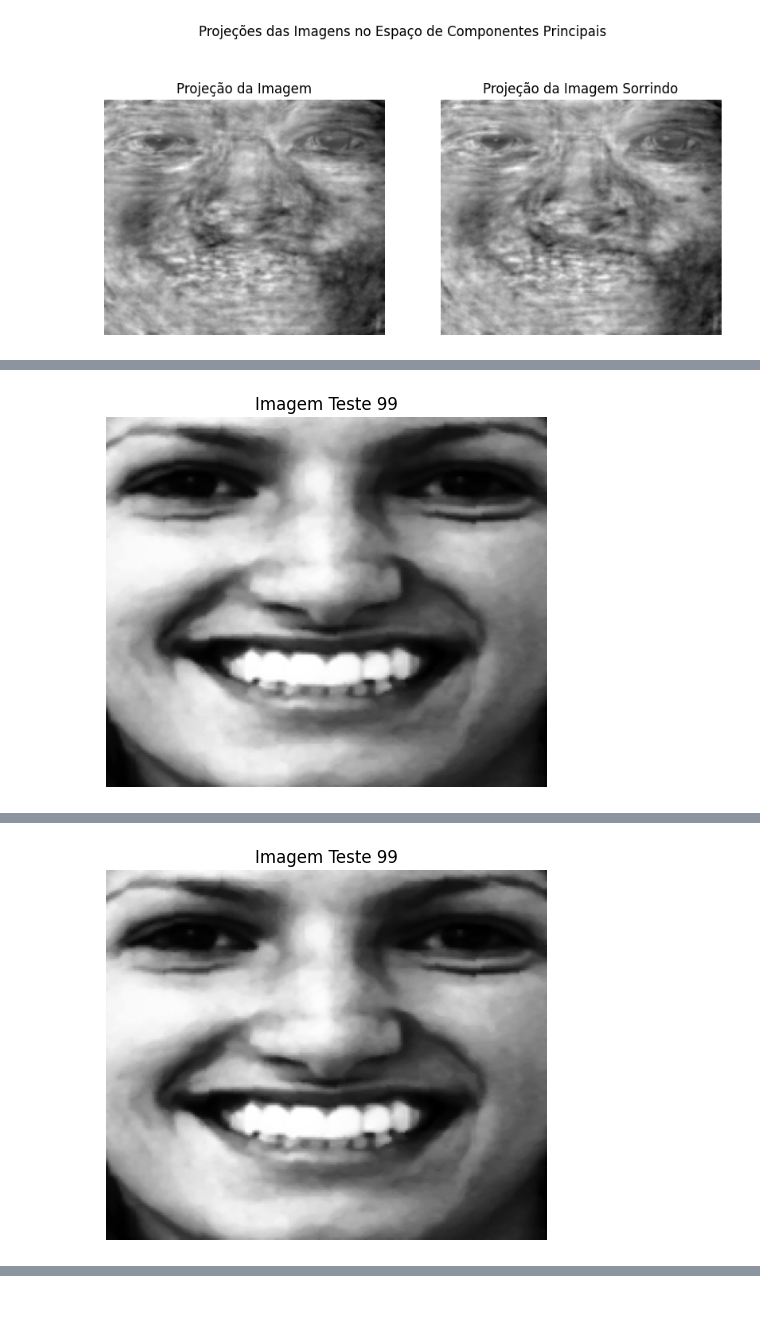
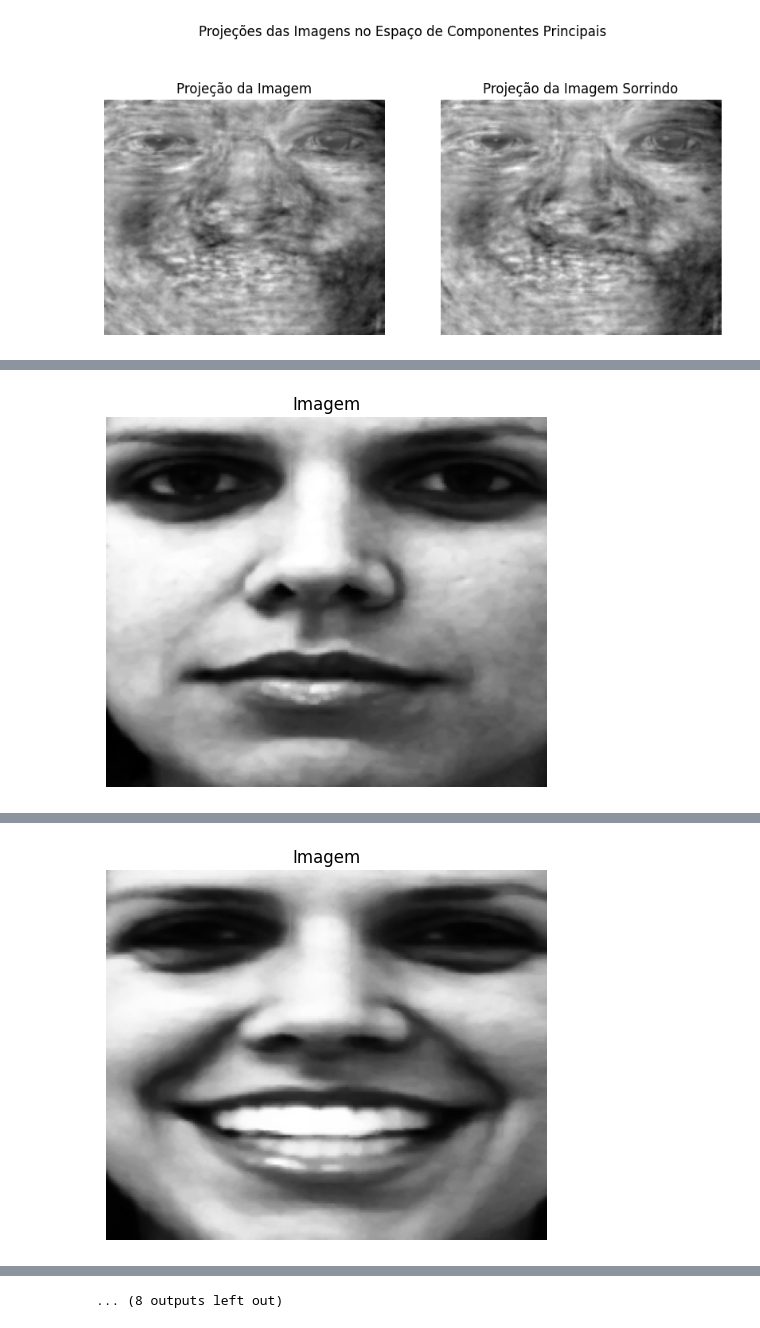
Before and after one commit to talessl/ALC, a Jupyter notebook: note.ipynb, the cells around one changed output, grey strips where cells are left out. Drawn from its saved outputs; the diff is of its cells as text; code cells hidden in the pictures.

```diff
--- a/note.ipynb
+++ b/note.ipynb
@@ -325,85 +412,63 @@ from sklearn.linear_model import LinearRegression, Perceptron
 from sklearn.metrics import accuracy_score
 import matplotlib.pyplot as plt
 
-# Função para reduzir a dimensionalidade das 400 imagens
 def reduzir_dimensionalidade(matriz, n_componentes):
     svd = TruncatedSVD(n_components=n_componentes)
     return svd.fit_transform(matriz)
 
-# Função para exibir uma imagem
 def mostrar_imagem(imagem, titulo="Imagem"):
-    imagem_reshape = imagem.reshape(162, 193)  # Reshape de acordo com o tamanho da imagem
+    imagem_reshape = imagem.reshape(162, 193)
     plt.imshow(imagem_reshape, cmap='gray')
     plt.title(titulo)
     plt.axis('off')
     plt.show()
 
-# Índices e rótulos para mulheres e homens
-indices_mulheres = [ 397, 396, 395, 394, 393, 392, 391, 390, 367, 366, 365, 364, 90, 91, 92, 93, 96, 97, 98 ,99]
-indices_homens = [ 14, 15, 16, 17, 18, 19, 24, 25, 26, 27, 28, 29, 30, 31, 34, 35, 38, 39, 104, 105]
+indices_sorrindo = [1, 5, 7, 9, 11, 13, 15, 17, 19, 21, 25, 27, 29, 31, 33, 35, 37, 39, 41, 43]
+indices_nao_sorrindo = [0, 40, 42, 6, 8, 10, 12, 14, 16, 18, 20, 22, 24, 26, 28, 30, 32, 34, 36, 38]
 
-# Extrair imagens e rótulos para treino
-X_treino = np.vstack([matriz[idx] for idx in indices_mulheres + indices_homens])
-y_treino = np.array([1] * len(indices_mulheres) + [-1] * len(indices_homens))
+X_treino_sorrindo = np.vstack([matriz[idx] for idx in indices_sorrindo])
+y_treino_sorrindo = np.array([1] * len(indices_sorrindo))
 
-# Extraindo as imagens de teste (excluindo as de treino)
-X_teste = np.delete(matriz, indices_mulheres + indices_homens, axis=0)
+X_treino_nao_sorrindo = np.vstack([matriz[idx] for idx in indices_nao_sorrindo])
+y_treino_nao_sorrindo = np.array([-1] * len(indices_nao_sorrindo))
 
-# Função para treinar e avaliar o classificador
-def treinar_e_avaliar(n_componentes, indice_teste):
-    # Reduzir a dimensionalidade para n_componentes
+# combinar os dados de treino
+X_treino = np.vstack([X_treino_sorrindo, X_treino_nao_sorrindo])
+y_treino = np.concatenate([y_treino_sorrindo, y_treino_nao_sorrindo])
+
+# extrair as imagens de teste
+X_teste = np.delete(matriz, indices_sorrindo + indices_nao_sorrindo, axis=0)
+
+def treinar_e_avaliar_sorriso(n_componentes, indice_teste):
     X_reduzido = reduzir_dimensionalidade(matriz, n_componentes)
 
-    # Dados de treino e teste após a redução
-    X_treino_reduzido = X_reduzido[indices_mulheres + indices_homens]
-    X_teste_reduzido = np.delete(X_reduzido, indices_mulheres + indices_homens, axis=0)
+    # dados de treino e teste após a redução
+    X_treino_reduzido = X_reduzido[indices_sorrindo + indices_nao_sorrindo]
+    X_teste_reduzido = np.delete(X_reduzido, indices_sorrindo + indices_nao_sorrindo, axis=0)
 
-    # Classificação usando Mínimos Quadrados
+    # minimos quadrados
     modelo_regressao = LinearRegression()
     modelo_regressao.fit(X_treino_reduzido, y_treino)
     y_pred_regressao = modelo_regressao.predict(X_teste_reduzido)
     y_pred_regressao = np.where(y_pred_regressao >= 0, 1, -1)
 
-    # Classificação usando Perceptron
+    # perceptron
     modelo_perceptron = Perceptron()
     modelo_perceptron.fit(X_treino_reduzido, y_treino)
     y_pred_perceptron = modelo_perceptron.predict(X_teste_reduzido)
 
-    # Criar vetor de rótulos reais para teste
-    num_homens_teste = (len(X_teste_reduzido) // 2)  # ajuste se necessário
-    num_mulheres_teste = len(X_teste_reduzido) - num_homens_teste
-    y_verdadeiro = np.array([1] * num_mulheres_teste + [-1] * num_homens_teste)
 
-    # Calcular a precisão
-    acuracia_regressao = accuracy_score(y_verdadeiro, y_pred_regressao)
-    acuracia_perceptron = accuracy_score(y_verdadeiro, y_pred_perceptron)
-
-    print(f"Acurácia com {n_componentes} componentes principais:")
-    print(f"- Mínimos Quadrados: {acuracia_regressao:.2%}")
-    print(f"- Perceptron: {acuracia_perceptron:.2%}")
-
-    # Testar um índice específico
     if 0 <= indice_teste < len(X_teste_reduzido):
         previsao_regressao = y_pred_regressao[indice_teste]
         previsao_perceptron = y_pred_perceptron[indice_teste]
 
-        print(f"\nPrevisão para o índice de teste {indice_teste}:")
-        print(f"- Mínimos Quadrados: {'Mulher' if previsao_regressao == 1 else 'Homem'}")
-        print(f"- Perceptron: {'Mulher' if previsao_perceptron == 1 else 'Homem'}")
-
-        # Mostrar a imagem correspondente ao índice de teste
-        imagem_teste = X_teste[indice_teste]
-        mostrar_imagem(imagem_teste, titulo=f"Imagem Teste {indice_teste}")
-
+        print(f"\níndice de teste {indice_teste}:")
+        print(f"- Mínimos Quadrados: {'Sorrindo' if previsao_regressao == 1 else 'Não Sorrindo'}")
+        print(f"- Perceptron: {'Sorrindo' if previsao_perceptron == 1 else 'Não Sorrindo'}")
     else:
         print("Índice de teste fora do intervalo.")
 
-# Escolha um índice de teste (de 0 a 359, considerando que as imagens de treino ocupam os primeiros 40 índices)
-indice_teste = 99  # Altere este índice conforme necessário
-
-# Avaliar com 2 componentes principais
-treinar_e_avaliar(2, indice_teste)
-print('\n')
-# Avaliar com 3 componentes principais
-treinar_e_avaliar(10, indice_teste)
+for i in range (10):
+    treinar_e_avaliar_sorriso(3, i)
+    mostrar_imagem(matriz[i])
 # %% [output]
@@ -417 +478 @@ Previsão para o índice de teste 99:
-[figure, old version]
+[figure, new version]
@@ -425 +482 @@ Previsão para o índice de teste 99:
-[figure, old version]
+[figure, new version]
@@ -425,0 +499 @@ Previsão para o índice de teste 99:
+... (8 outputs left out)
```
Also changed, not shown: parts of 19 cells of this notebook, 1 other file.
